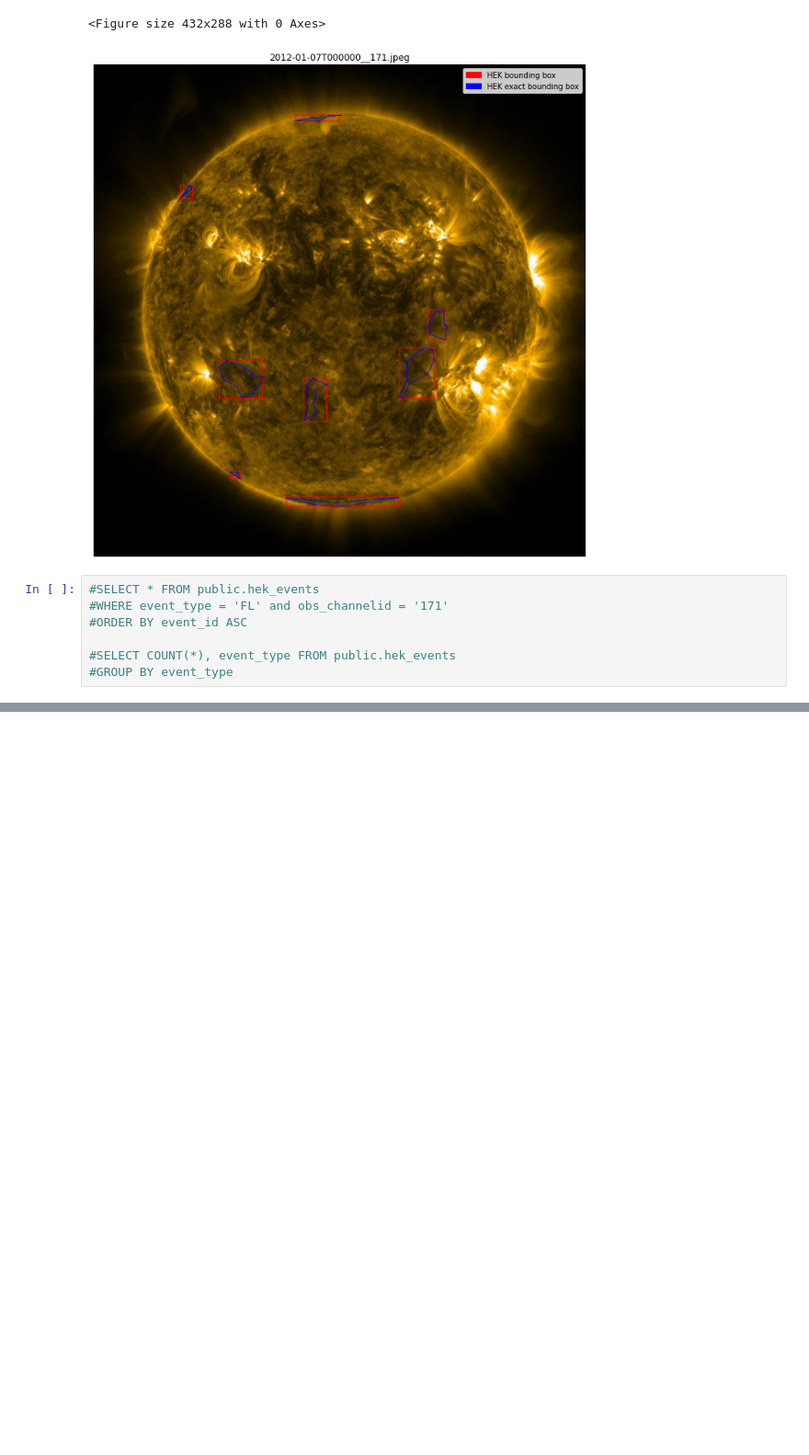
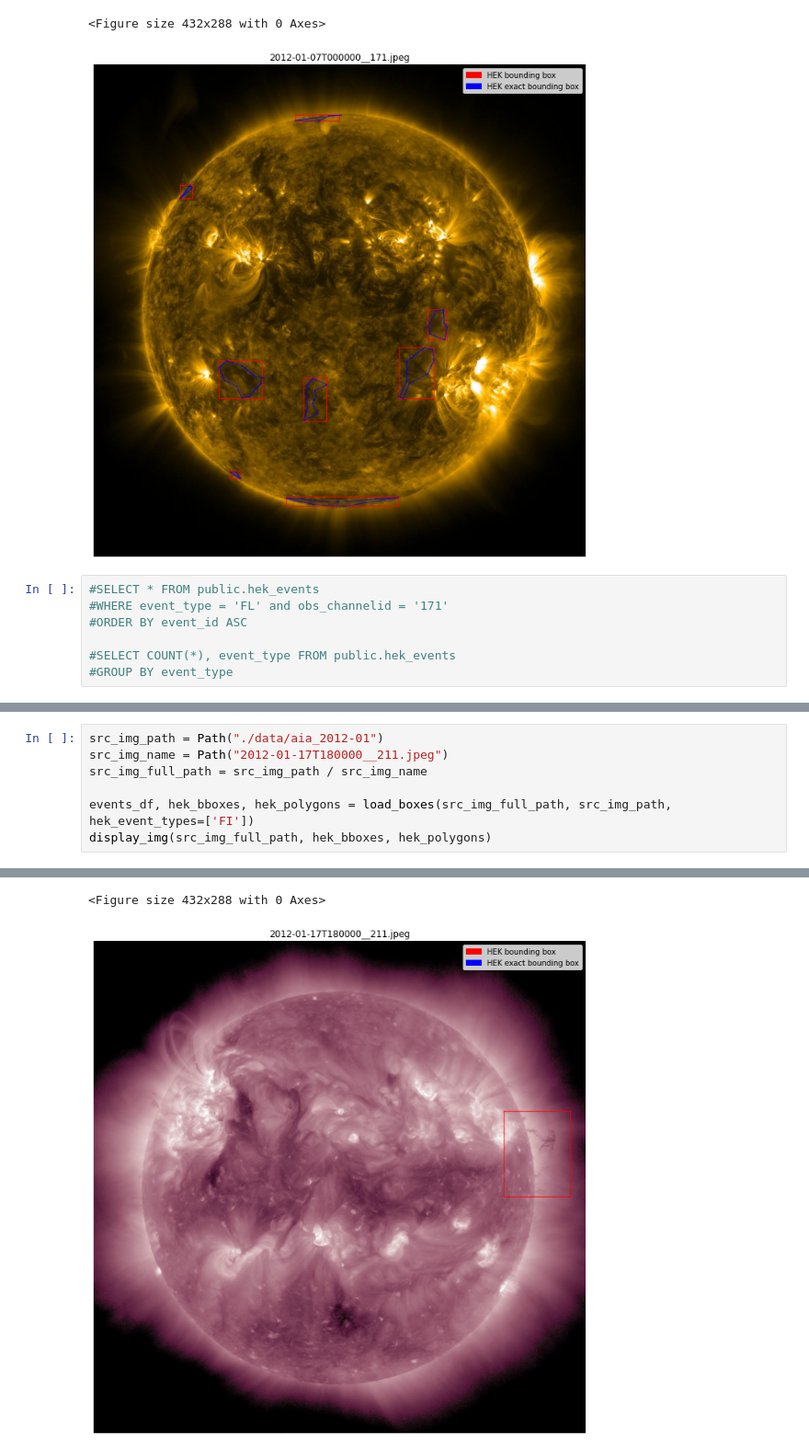
Before and after one commit to i4Ds/sdo-cli, a Jupyter notebook: notebooks/DisplayBoxes.ipynb, the cells around one changed output, grey strips where cells are left out. Shown at 92% size. Cells and saved outputs as stored; diff of their text form; blank space fills up the shorter version.

```diff
--- a/notebooks/DisplayBoxes.ipynb
+++ b/notebooks/DisplayBoxes.ipynb
@@ -148,0 +242,8 @@ display_img(src_img_full_path, hek_bboxes, hek_polygons)
+# %%
+src_img_path = Path("./data/aia_2012-01")
+src_img_name = Path("2012-01-17T180000__211.jpeg")
+src_img_full_path = src_img_path / src_img_name
+
+events_df, hek_bboxes, hek_polygons = load_boxes(src_img_full_path, src_img_path, hek_event_types=['FI'])
+display_img(src_img_full_path, hek_bboxes, hek_polygons)
+# %% [output]
@@ -148,0 +252,2 @@ display_img(src_img_full_path, hek_bboxes, hek_polygons)
+<Figure size 432x288 with 0 Axes>
+[figure, added]
```
Also changed, not shown: parts of 14 cells of this notebook, 12 other files.
